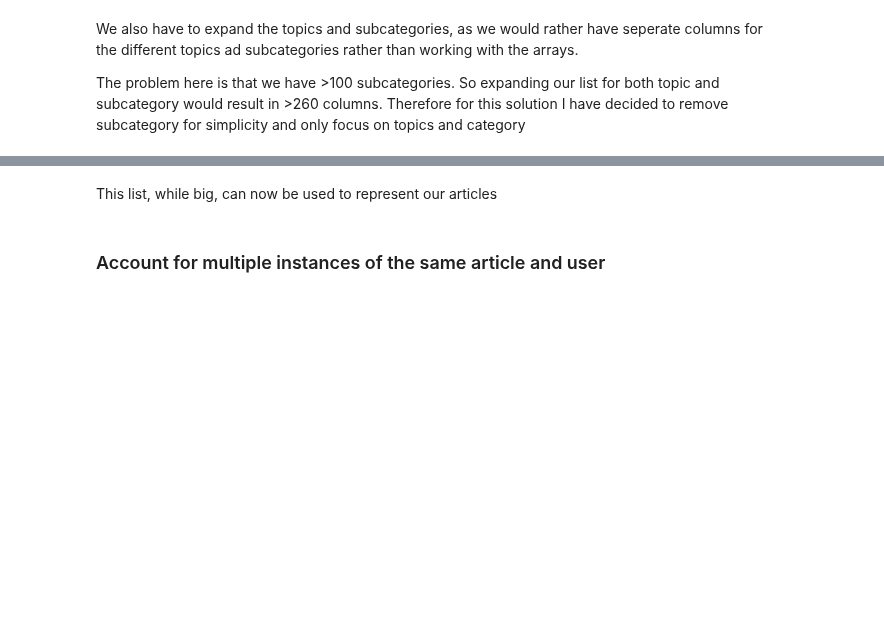
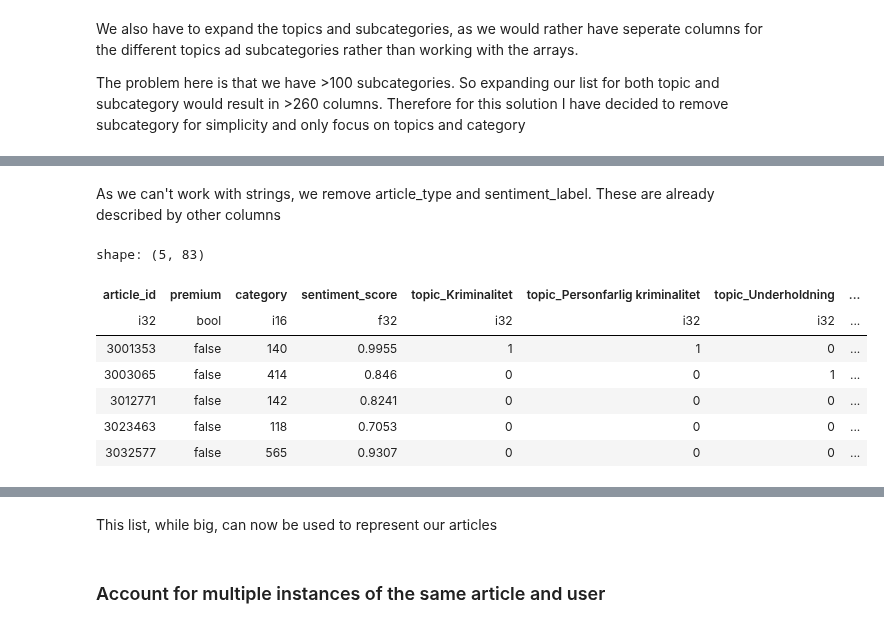
Before and after one commit to PedroPCardonaA/TDT4215_recommender_system, a Jupyter notebook: recommender_system/demostrations/item_based.ipynb, the cells around one changed output, grey strips where cells are left out. Cells and saved outputs as stored; diff of their text form; code cells hidden in the pictures; blank space fills up the shorter version.

```diff
--- a/recommender_system/demostrations/item_based.ipynb
+++ b/recommender_system/demostrations/item_based.ipynb
@@ -293,0 +294,14 @@ shape: (5, 85)
+# %% [markdown]
+As we can't work with strings, we remove article_type and sentiment_label. These are already described by other columns
+# %%
+articles_df = articles_df.drop(["article_type", "sentiment_label"])
+articles_df.head()
+# %% [output]
+shape: (5, 83)
+| article_id | premium | category | sentiment_score | topic_Kriminalitet | topic_Personfarlig kriminalitet | topic_Underholdning | ... |
+| i32 | bool | i16 | f32 | i32 | i32 | i32 | ... |
+| 3001353 | false | 140 | 0.9955 | 1 | 1 | 0 | ... |
+| 3003065 | false | 414 | 0.846 | 0 | 0 | 1 | ... |
+| 3012771 | false | 142 | 0.8241 | 0 | 0 | 0 | ... |
+| 3023463 | false | 118 | 0.7053 | 0 | 0 | 0 | ... |
+| 3032577 | false | 565 | 0.9307 | 0 | 0 | 0 | ... |
```
Also changed, not shown: parts of 22 cells of this notebook, 1 other file.
